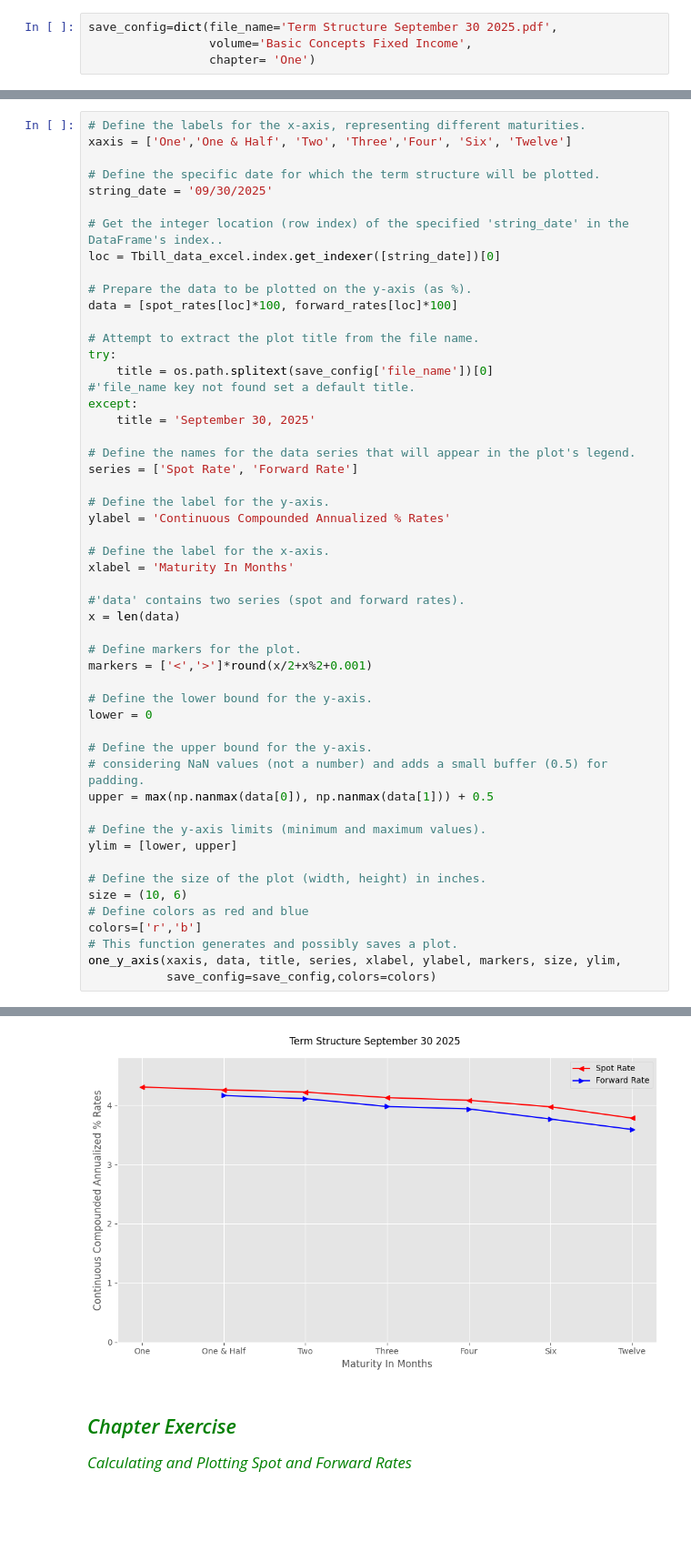
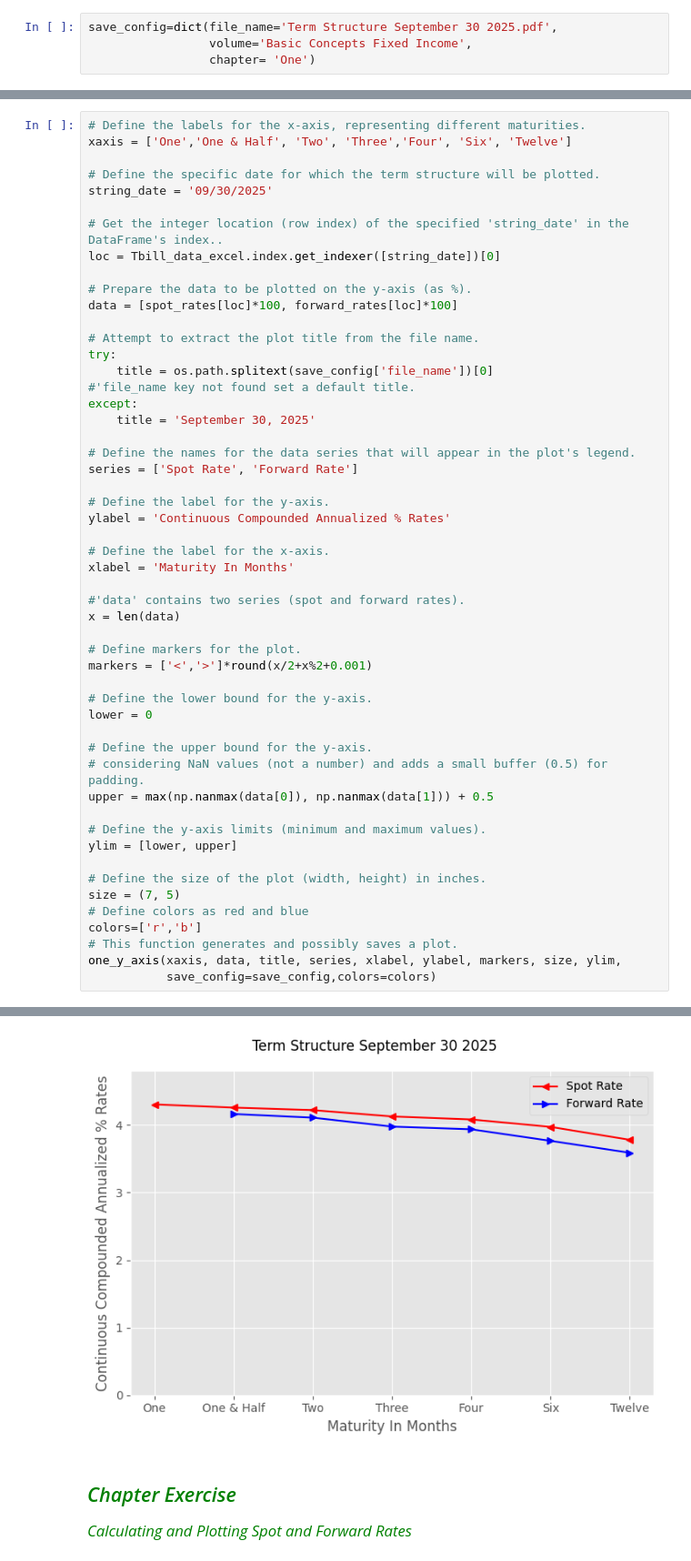
Before and after one commit to PatrickJHess/Vol-3-Chap-1, a Jupyter notebook: Calculating_And_Graphing_The_Term_Structure_Of_Interest_Rates.ipynb, the cells around one changed output, grey strips where cells are left out. Shown at 91% size. Saved outputs shown, nothing was run; the diff lists cells and outputs as text; blank space fills up the shorter version.

```diff
--- a/Calculating_And_Graphing_The_Term_Structure_Of_Interest_Rates.ipynb
+++ b/Calculating_And_Graphing_The_Term_Structure_Of_Interest_Rates.ipynb
@@ -979,7 +975,7 @@ upper = max(np.nanmax(data[0]), np.nanmax(data[1])) + 0.5
 ylim = [lower, upper]
 
 # Define the size of the plot (width, height) in inches.
-size = (10, 6)
+size = (7, 5)
 # Define colors as red and blue
 colors=['r','b']
 # This function generates and possibly saves a plot.
@@ -995,4 +987,4 @@ one_y_axis(xaxis, data, title, series, xlabel, ylabel, markers, size, ylim,
-[figure, old version]
+[figure, new version]
 # %% [markdown]
 ## <span style="text-align: left; color:green; font-family: 'Franklin Gothic Medium', sans-serif; margin-top: 1.0em; margin-bottom: 0em; font-style: italic;">Chapter Exercise</span>
 <span style="text-align: left; color:green; font-family: 'Franklin Gothic Medium', sans-serif; margin-top: 0; margin-bottom: 0.5em; font-style: italic;"><big>Calculating and Plotting Spot and Forward Rates</big></span>
```
Also changed, not shown: parts of 7 cells of this notebook, 27 other files.
